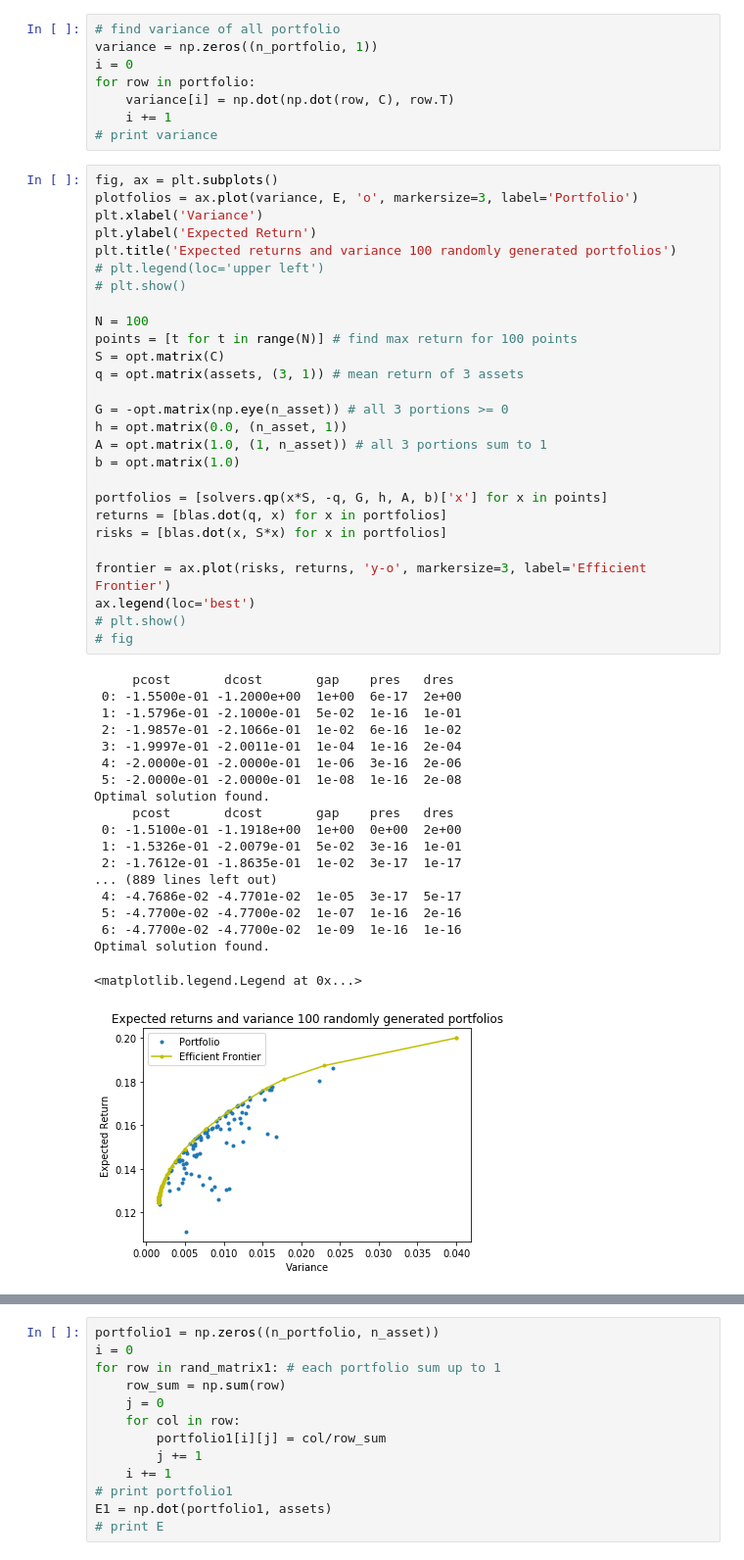
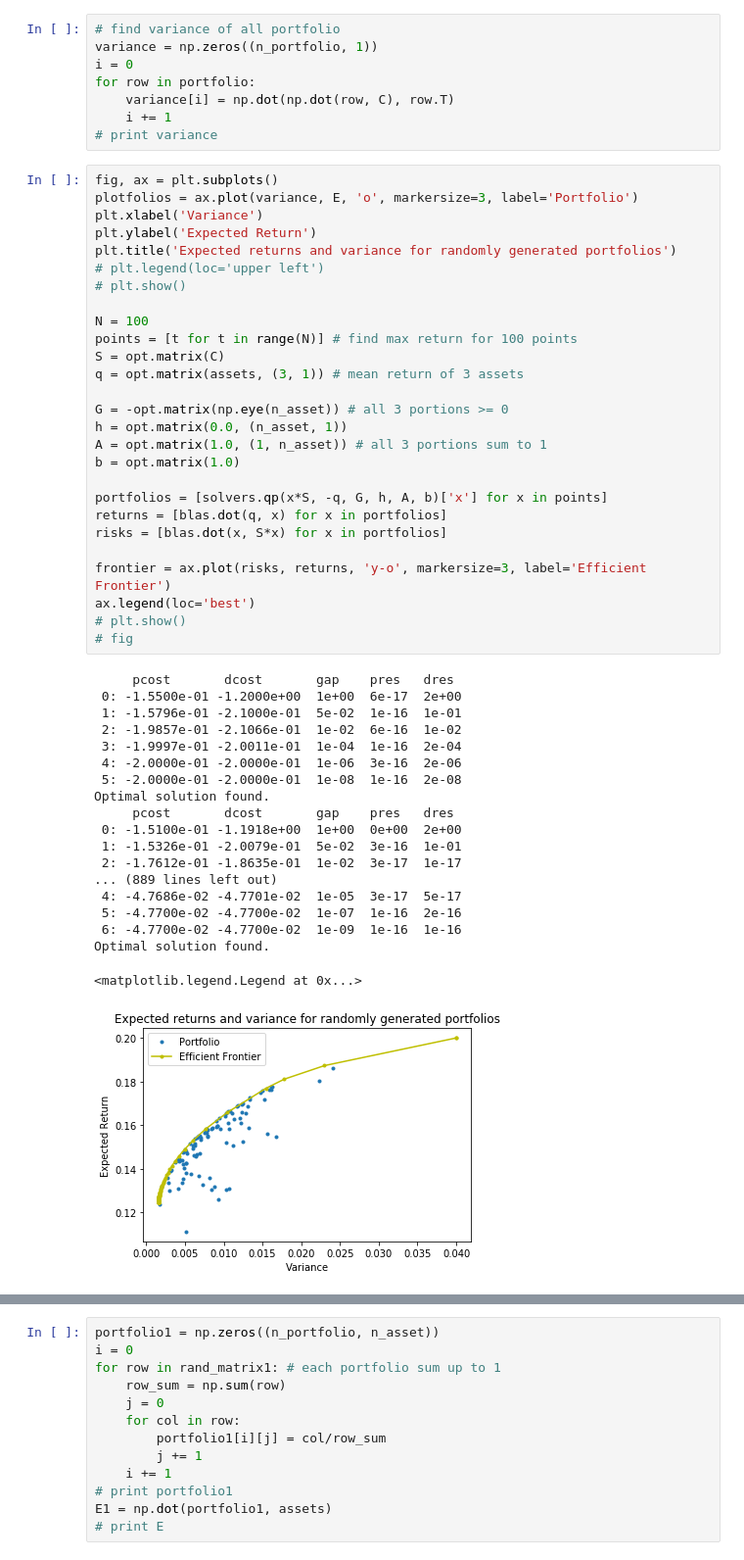
Before and after one commit to reubenng/compfinance, a Jupyter notebook: random_portfolio.ipynb, the cells around one changed output, grey strips where cells are left out. Shown at 98% size. Drawn from its saved outputs; the diff is of its cells as text.

Commit message:
random portfolio frontier done

```diff
--- a/random_portfolio.ipynb
+++ b/random_portfolio.ipynb
@@ -47,7 +47,7 @@ fig, ax = plt.subplots()
 plotfolios = ax.plot(variance, E, 'o', markersize=3, label='Portfolio')
 plt.xlabel('Variance')
 plt.ylabel('Expected Return')
-plt.title('Expected returns and variance 100 randomly generated portfolios')
+plt.title('Expected returns and variance for randomly generated portfolios')
 # plt.legend(loc='upper left')
 # plt.show()
 
@@ -61,33 +61,33 @@ h = opt.matrix(0.0, (n_asset, 1))
 A = opt.matrix(1.0, (1, n_asset)) # all 3 portions sum to 1
 b = opt.matrix(1.0)
 
 portfolios = [solvers.qp(x*S, -q, G, h, A, b)['x'] for x in points]
 returns = [blas.dot(q, x) for x in portfolios]
 risks = [blas.dot(x, S*x) for x in portfolios]
 
 frontier = ax.plot(risks, returns, 'y-o', markersize=3, label='Efficient Frontier')
 ax.legend(loc='best')
 # plt.show()
 # fig
 # %% [output]
      pcost       dcost       gap    pres   dres
  0: -1.5500e-01 -1.2000e+00  1e+00  6e-17  2e+00
  1: -1.5796e-01 -2.1000e-01  5e-02  1e-16  1e-01
  2: -1.9857e-01 -2.1066e-01  1e-02  6e-16  1e-02
  3: -1.9997e-01 -2.0011e-01  1e-04  1e-16  2e-04
  4: -2.0000e-01 -2.0000e-01  1e-06  3e-16  2e-06
  5: -2.0000e-01 -2.0000e-01  1e-08  1e-16  2e-08
 Optimal solution found.
      pcost       dcost       gap    pres   dres
  0: -1.5100e-01 -1.1918e+00  1e+00  0e+00  2e+00
  1: -1.5326e-01 -2.0079e-01  5e-02  3e-16  1e-01
  2: -1.7612e-01 -1.8635e-01  1e-02  3e-17  1e-17
 ... (889 lines left out)
  4: -4.7686e-02 -4.7701e-02  1e-05  3e-17  5e-17
  5: -4.7700e-02 -4.7700e-02  1e-07  1e-16  2e-16
  6: -4.7700e-02 -4.7700e-02  1e-09  1e-16  1e-16
 Optimal solution found.
 <matplotlib.legend.Legend at 0x...>
-[figure, old version]
+[figure, new version]
 # %%
 # create portfolios with asset 1 allocated 0
```
Also changed, not shown: parts of 5 cells of this notebook.
